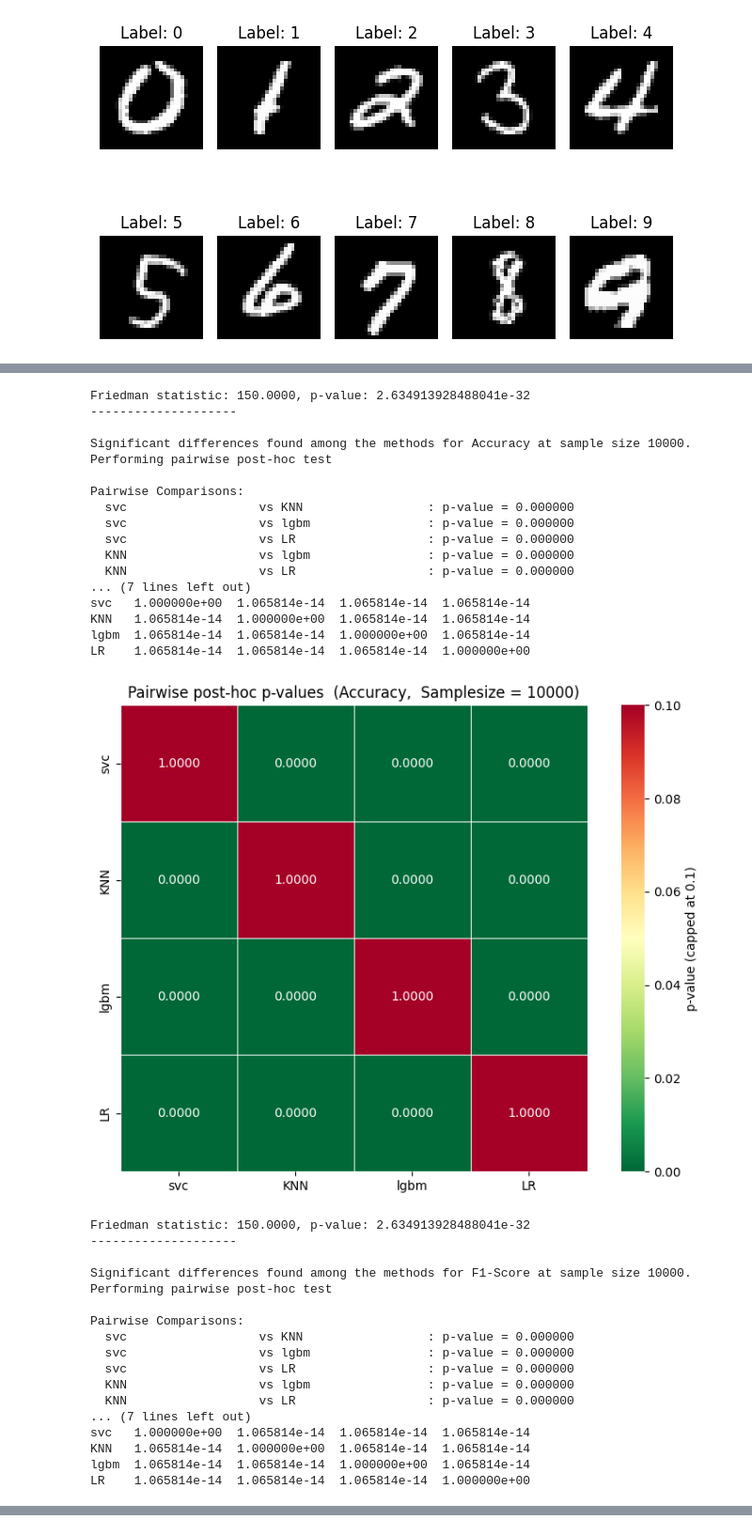
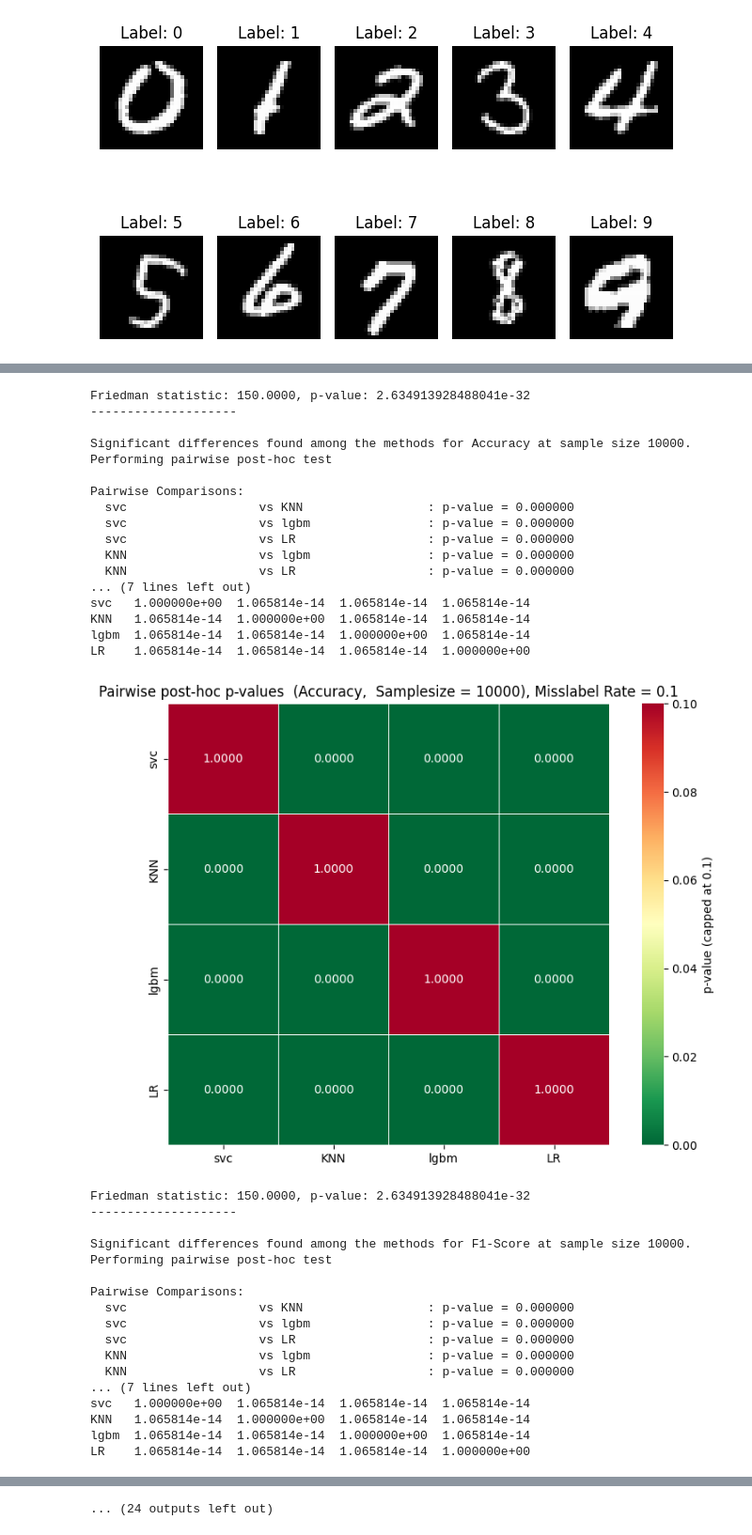
Before and after one commit to LucasKuszli/big_data, a Jupyter notebook: src_project3/project3Py.ipynb, the cells around one changed output, grey strips where cells are left out. Shown at 94% size. Drawn from its saved outputs; the diff is of its cells as text; code cells hidden in the pictures.

```diff
--- a/src_project3/project3Py.ipynb
+++ b/src_project3/project3Py.ipynb
@@ -594,26 +602,87 @@ Evaluating with sample size: 100
 # %%
-for sample_size in sample_sizes:
-    friedman(sample_accs[sample_size], list(methods.keys()), sample_size=sample_size, comparison_metric_name="Accuracy")
-    friedman(sample_f1s[sample_size], list(methods.keys()), sample_size=sample_size, comparison_metric_name="F1-Score")
+import pandas as pd
+import seaborn as sns
+import matplotlib.pyplot as plt
+from scipy.stats import friedmanchisquare, rankdata
+import scikit_posthocs as sp
+from scipy.stats import wilcoxon
+from itertools import combinations
+from statsmodels.stats.multitest import multipletests
+import numpy as np
+import pandas as pd
+
+def friedman(scores, method_names, sample_size, comparison_metric_name="Accuracy"):
+    stat, pval = friedmanchisquare(*scores.T)
+    print(f"Friedman statistic: {stat:.4f}, p-value: {pval}")
+    if pval > 0.05:
+        print("-"*20)
+        print(f"\nNo significant differences found among the methods for {comparison_metric_name} at sample size {sample_size}.")
+    else:
+        print("-"*20)
+        print(f"\nSignificant differences found among the methods for {comparison_metric_name} at sample size {sample_size}.")
+        print("Performing pairwise post-hoc test")
+        n_methods = scores.shape[1]
+        method_names = list(method_names)
+        pvals_raw = []
+        comparisons = []
+
+        print("\nPairwise Comparisons:")
+        for i, j in combinations(range(n_methods), 2):
+            w_stat, w_pval = wilcoxon(scores[:, i], scores[:, j])
+            pvals_raw.append(w_pval)
+            comparisons.append((method_names[i], method_names[j]))
+            print(f"  {method_names[i]:20s} vs {method_names[j]:20s}: p-value = {w_pval:.6f}")
+        pvals_raw = np.array(pvals_raw)
+        reject, pvals_corrected, _, _ = multipletests(pvals_raw, method='holm')
+
+        p_matrix = pd.DataFrame(np.full((n_methods, n_methods), np.nan),
+                                index=method_names,
+                                columns=method_names)
+
+        idx_counter = 0
+        for i, j in combinations(range(n_methods), 2):
+            p_matrix.iloc[j, i] = pvals_corrected[idx_counter]
+            p_matrix.iloc[i, j] = pvals_corrected[idx_counter]
+            idx_counter += 1
+
+        np.fill_diagonal(p_matrix.values, 1.0)
+
+        print("\n" + "=" * 70)
+        print("Holm-Bonferroni Corrected p-values")
+        print("=" * 70)
+        print("\n" + p_matrix.to_string())
+        fig, ax = plt.subplots(figsize=(8, 6))
+        sns.heatmap(p_matrix, annot=True, fmt='.4f', cmap='RdYlGn_r',
+                    vmin=0, vmax=0.1, cbar_kws={'label': 'p-value (capped at 0.1)'},
+                    ax=ax, square=True, linewidths=0.5)
+        plt.title(f'Pairwise post-hoc p-values  ({comparison_metric_name},  Samplesize = {sample_size}), Misslabel Rate = {miss_label_rate}')
+        plt.tight_layout()
+        plt.savefig(f"imgs/posthoc_pvalues_{comparison_metric_name}_{sample_size}_{miss_label_rate}.png")
+        plt.show()
+
+for miss_label_rate in miss_label_rates:
+    for sample_size in sample_sizes:
+        friedman(sample_accs[sample_size, miss_label_rate], list(methods.keys()), sample_size=sample_size, comparison_metric_name="Accuracy")
+        friedman(sample_f1s[sample_size, miss_label_rate], list(methods.keys()), sample_size=sample_size, comparison_metric_name="F1-Score")
 # %% [output]
 Friedman statistic: 150.0000, p-value: 2.634913928488041e-32
 --------------------
 
 Significant differences found among the methods for Accuracy at sample size 10000.
 Performing pairwise post-hoc test
 
 Pairwise Comparisons:
   svc                  vs KNN                 : p-value = 0.000000
   svc                  vs lgbm                : p-value = 0.000000
   svc                  vs LR                  : p-value = 0.000000
   KNN                  vs lgbm                : p-value = 0.000000
   KNN                  vs LR                  : p-value = 0.000000
 ... (7 lines left out)
 svc   1.000000e+00  1.065814e-14  1.065814e-14  1.065814e-14
 KNN   1.065814e-14  1.000000e+00  1.065814e-14  1.065814e-14
 lgbm  1.065814e-14  1.065814e-14  1.000000e+00  1.065814e-14
 LR    1.065814e-14  1.065814e-14  1.065814e-14  1.000000e+00
-[figure, old version]
+[figure, new version]
 Friedman statistic: 150.0000, p-value: 2.634913928488041e-32
 --------------------
 
@@ -706,0 +776 @@ LR    1.000000  1.000000  0.015154  1.000000
+... (24 outputs left out)
```
Also changed, not shown: parts of 3 cells of this notebook.
